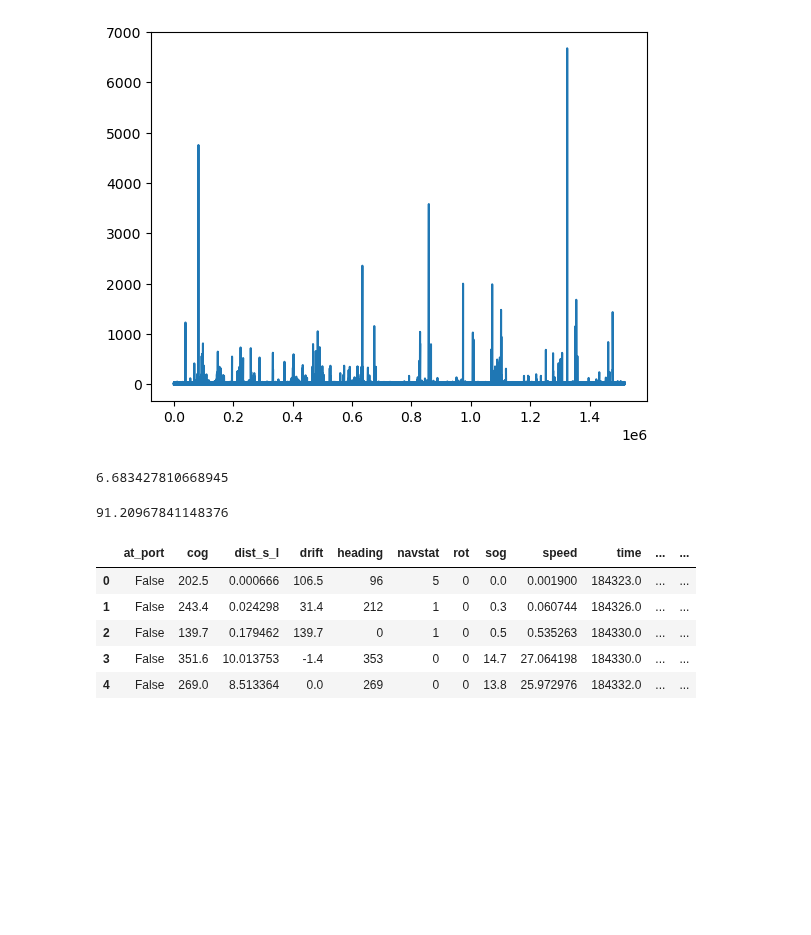
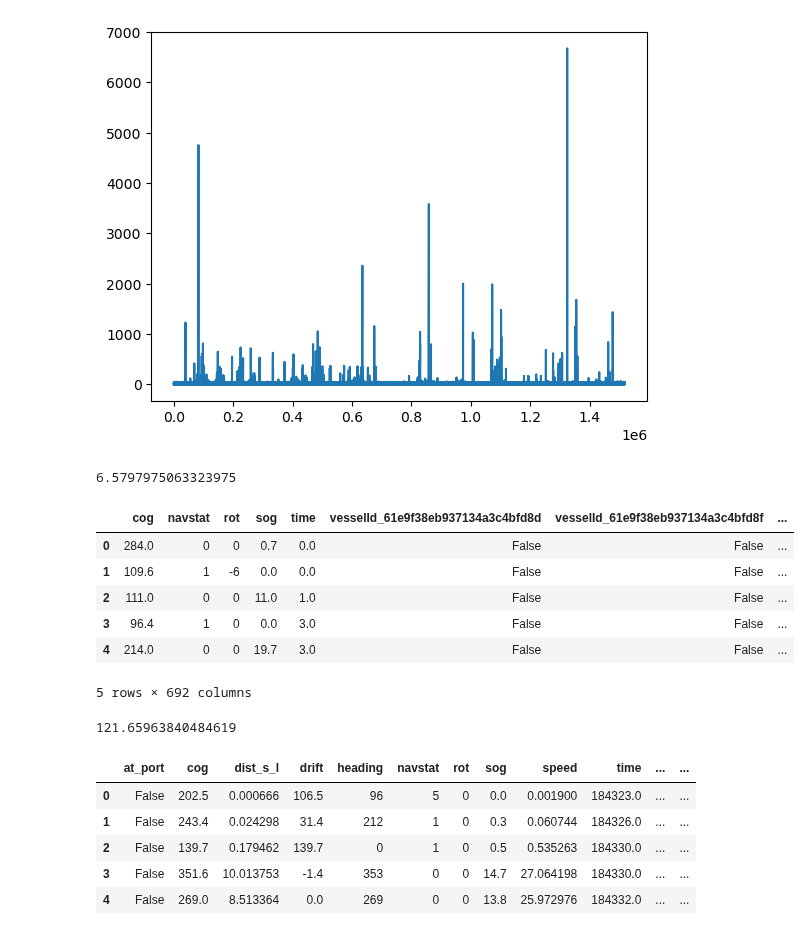
Before and after one commit to baconmoontwist/ML, a Jupyter notebook: Henrik/ML 1.ipynb, the cells around one changed output. Saved outputs shown, nothing was run; the diff lists cells and outputs as text; code cells hidden in the pictures; blank space fills up the shorter version.

```diff
--- a/Henrik/ML 1.ipynb
+++ b/Henrik/ML 1.ipynb
@@ -112,23 +109,30 @@ cleandata["speed"].plot()
 # %%
 start = time.time()
 trainingdata4 = cleandata.copy()
 goaldata4 = cleandata.copy()
 goaldata4 = goaldata4[["latitude","longitude"]]
-trainingdata4 = trainingdata4.drop(columns=["longitude","latitude","etaRaw","portId","time_at_sea","tot_dist","time_s_l","dist_s_l","at_port"])
+trainingdata4 = trainingdata4.drop(columns=["longitude","latitude","etaRaw","portId","time_at_sea","tot_dist","time_s_l","dist_s_l","at_port","speed","drift","heading"])
 trainingdata4['time'] = pd.to_datetime(trainingdata4['time'])
 trainingdata4 = trainingdata4.reindex(sorted(trainingdata4.columns), axis=1)
 trainingdata4 = preprocess(trainingdata4)
+print(time.time()-start)
 trainingdata4.head()
-print(time.time()-start)
 # %% [output]
-6.683427810668945
+6.5797975063323975
+|  | cog | navstat | rot | sog | time | vesselId_61e9f38eb937134a3c4bfd8d | vesselId_61e9f38eb937134a3c4bfd8f | ... |
+| 0 | 284.0 | 0 | 0 | 0.7 | 0.0 | False | False | ... |
+| 1 | 109.6 | 1 | -6 | 0.0 | 0.0 | False | False | ... |
+| 2 | 111.0 | 0 | 0 | 11.0 | 1.0 | False | False | ... |
+| 3 | 96.4 | 1 | 0 | 0.0 | 3.0 | False | False | ... |
+| 4 | 214.0 | 0 | 0 | 19.7 | 3.0 | False | False | ... |
+5 rows × 692 columns
 # %%
 start = time.time()
 model2 = LinearRegression()
 model2.fit(trainingdata4,goaldata4)
 print(time.time()-start)
 # %% [output]
-91.20967841148376
+121.65963840484619
 # %%
 testc4 = test.copy()
 slicecat = cleandata.copy()
```
Also changed, not shown: parts of 4 cells of this notebook, 2 other files.
